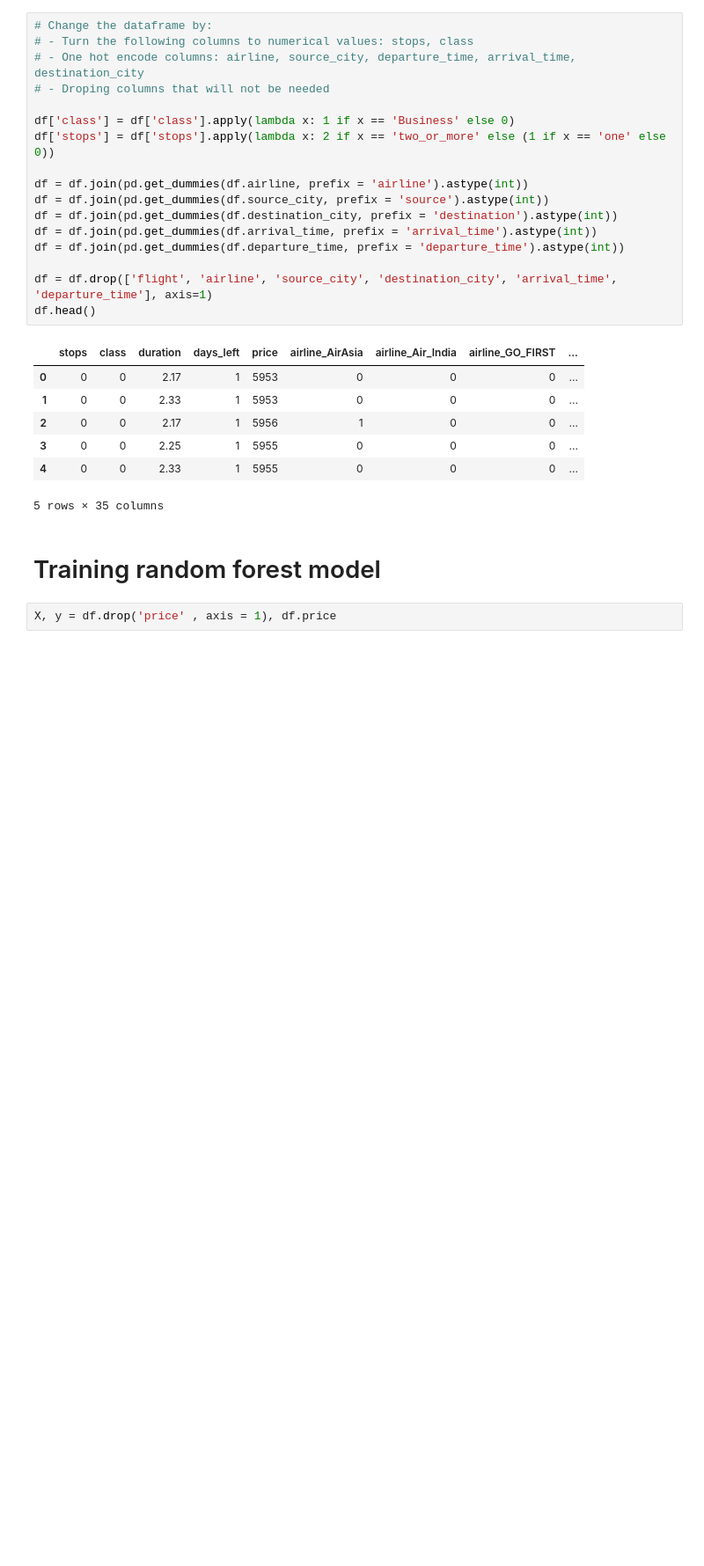
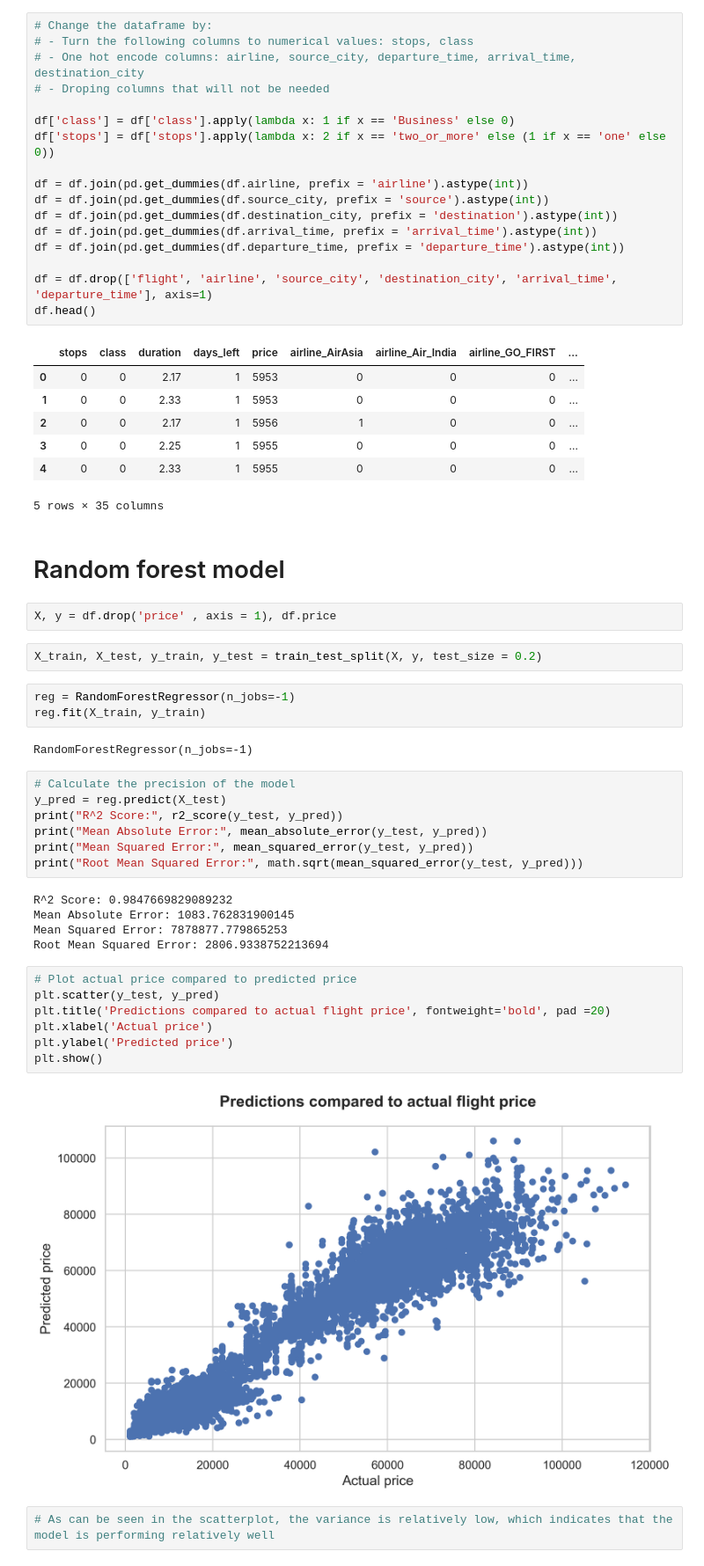
Before and after one commit to ErikBusk/ML_Flight_Price_Prediction, a Jupyter notebook: ML_Flight_Price_Prediction.ipynb, the cells around one changed output. Shown at 88% size. Cells and saved outputs as stored; diff of their text form; blank space fills up the shorter version.

Commit message:
Implemented random forest model

```diff
--- a/ML_Flight_Price_Prediction.ipynb
+++ b/ML_Flight_Price_Prediction.ipynb
@@ -179,6 +184,36 @@ df.head()
 | 4 | 0 | 0 | 2.33 | 1 | 5955 | 0 | 0 | 0 | ... |
 5 rows × 35 columns
 # %% [markdown]
-# Training random forest model
+# Random forest model
 # %%
 X, y = df.drop('price' , axis = 1), df.price
+# %%
+X_train, X_test, y_train, y_test = train_test_split(X, y, test_size = 0.2)
+# %%
+reg = RandomForestRegressor(n_jobs=-1)
+reg.fit(X_train, y_train)
+# %% [output]
+RandomForestRegressor(n_jobs=-1)
+# %%
+# Calculate the precision of the model
+y_pred = reg.predict(X_test)
+print("R^2 Score:", r2_score(y_test, y_pred))
+print("Mean Absolute Error:", mean_absolute_error(y_test, y_pred))
+print("Mean Squared Error:", mean_squared_error(y_test, y_pred))
+print("Root Mean Squared Error:", math.sqrt(mean_squared_error(y_test, y_pred)))
+# %% [output]
+R^2 Score: 0.9847669829089232
+Mean Absolute Error: 1083.762831900145
+Mean Squared Error: 7878877.779865253
+Root Mean Squared Error: 2806.9338752213694
+# %%
+# Plot actual price compared to predicted price
+plt.scatter(y_test, y_pred)
+plt.title('Predictions compared to actual flight price', fontweight='bold', pad =20)
+plt.xlabel('Actual price')
+plt.ylabel('Predicted price')
+plt.show()
+# %% [output]
+[figure, added]
+# %%
+# As can be seen in the scatterplot, the variance is relatively low, which indicates that the model is performing relatively well
```
Also changed, not shown: parts of 4 cells of this notebook.
